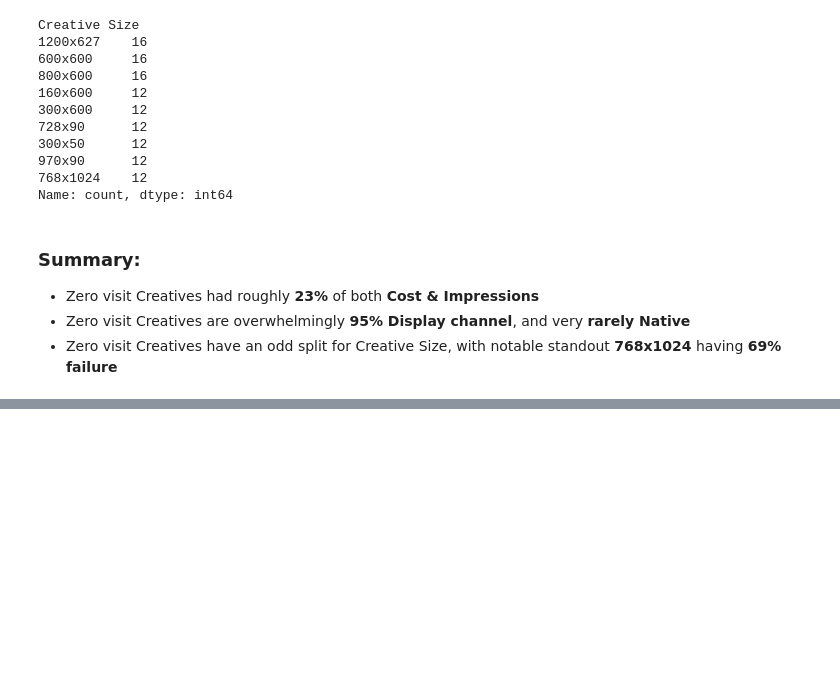
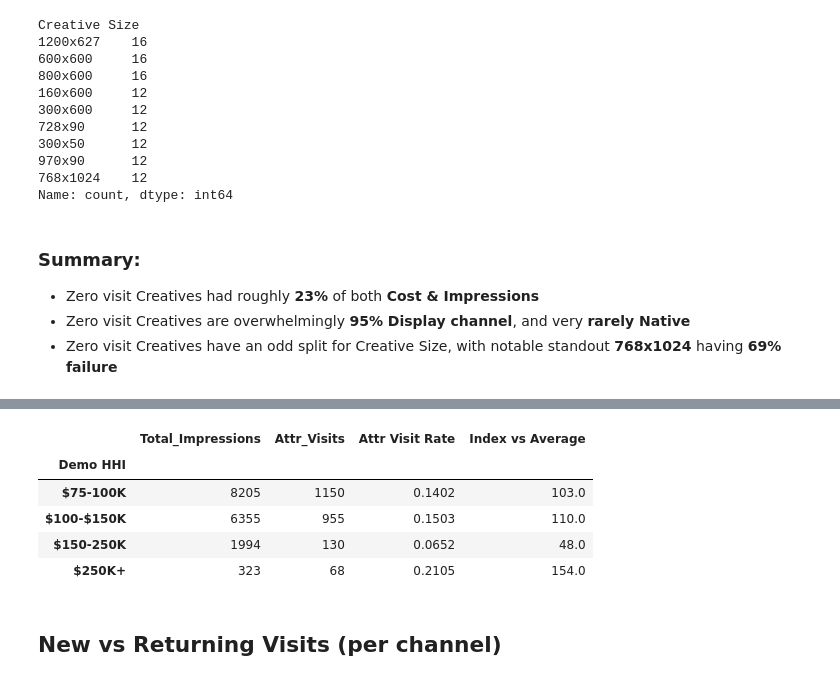
Before and after one commit to EzraGoldberg/portfolio-projects, a Jupyter notebook: 2. Tech Interview Prep/Weather Adtech Data Science/notebooks/Case_Study.ipynb, the cells around one changed output, grey strips where cells are left out. Saved outputs shown, nothing was run; the diff lists cells and outputs as text; code cells hidden in the pictures; blank space fills up the shorter version.

```diff
--- a/2. Tech Interview Prep/Weather Adtech Data Science/notebooks/Case_Study.ipynb
+++ b/2. Tech Interview Prep/Weather Adtech Data Science/notebooks/Case_Study.ipynb
@@ -861,0 +1024,11 @@ Name: count, dtype: int64
+# %%
+hhi_Demo_df
+# %% [output]
+|  | Total_Impressions | Attr_Visits | Attr Visit Rate | Index vs Average |
+| Demo HHI |  |  |  |  |
+| $75-100K | 8205 | 1150 | 0.1402 | 103.0 |
+| $100-$150K | 6355 | 955 | 0.1503 | 110.0 |
+| $150-250K | 1994 | 130 | 0.0652 | 48.0 |
+| $250K+ | 323 | 68 | 0.2105 | 154.0 |
+# %% [markdown]
+## New vs Returning Visits (per channel)
```
Also changed, not shown: parts of 17 cells of this notebook.
